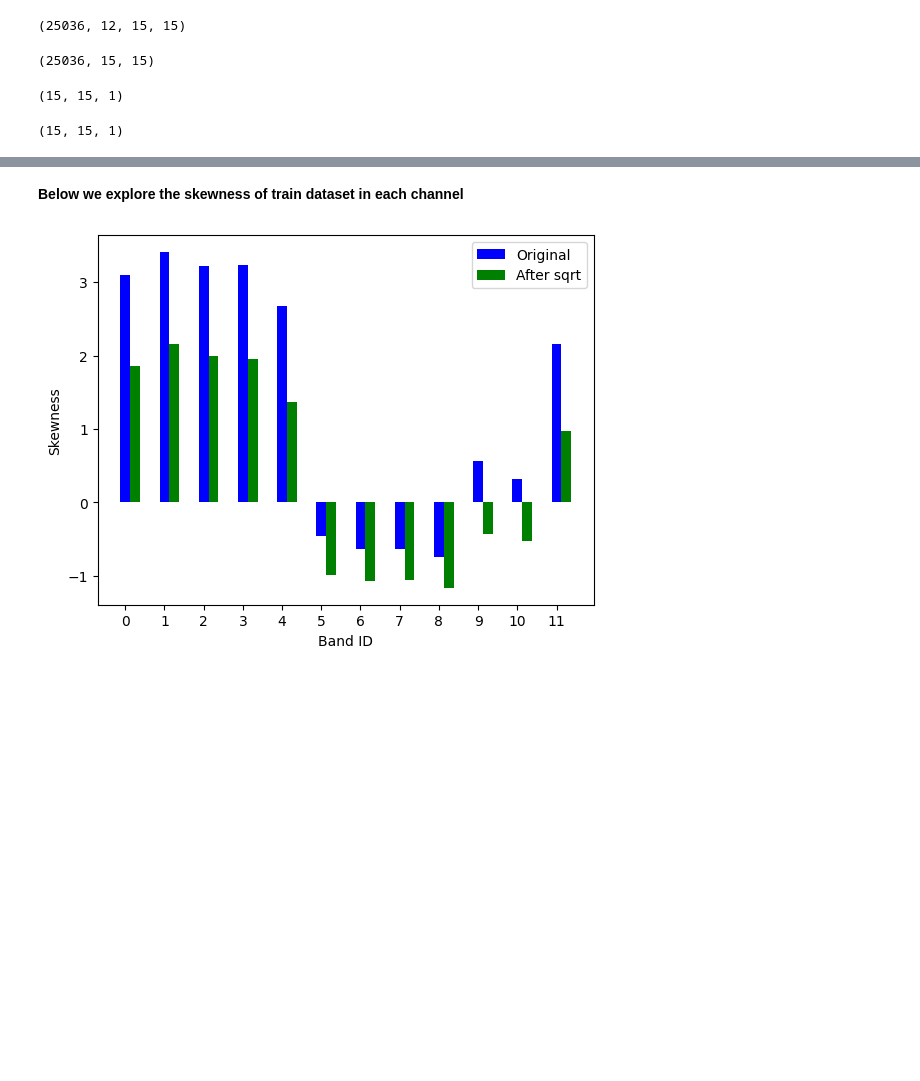
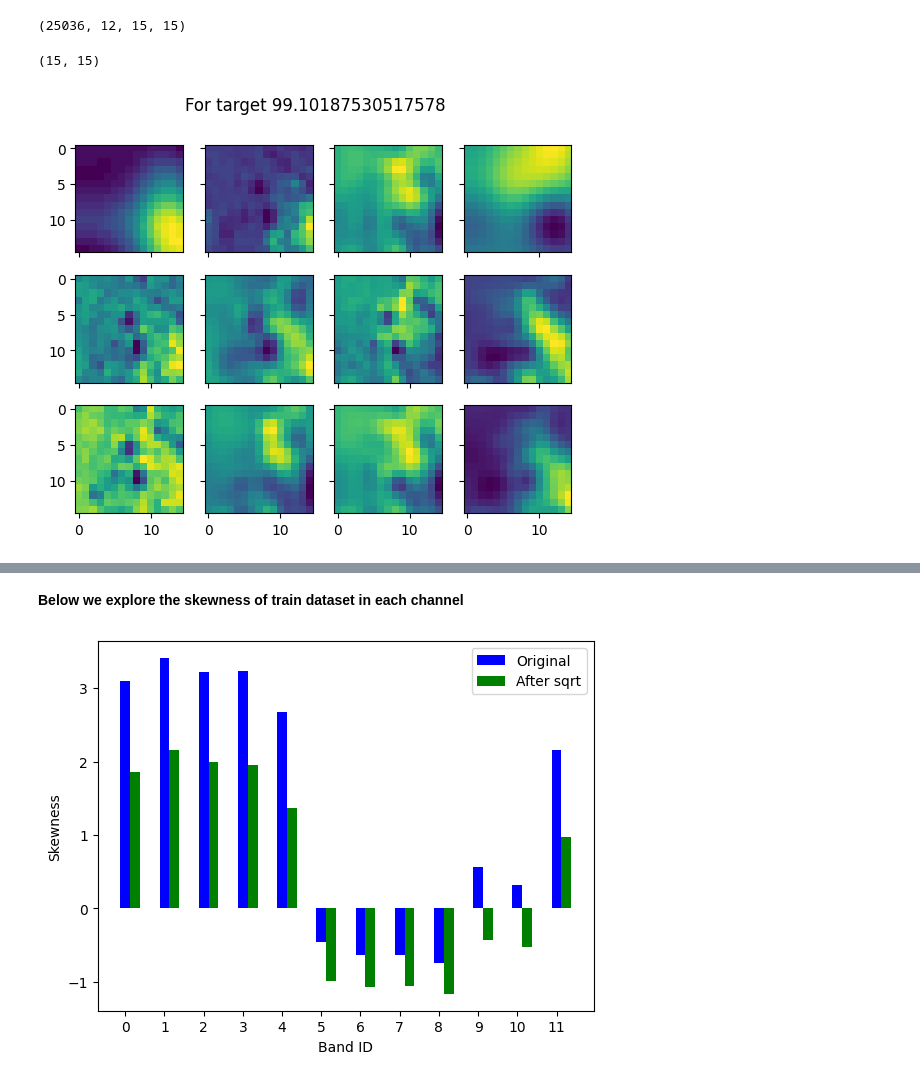
Before and after one commit to AleksDominik/DataScience_Challenge, a Jupyter notebook: biomass/GIZ_Biomass_Starter_Notebook.ipynb.ipynb, the cells around one changed output, grey strips where cells are left out. Drawn from its saved outputs; the diff is of its cells as text; code cells hidden in the pictures; blank space fills up the shorter version.

```diff
--- a/biomass/GIZ_Biomass_Starter_Notebook.ipynb.ipynb
+++ b/biomass/GIZ_Biomass_Starter_Notebook.ipynb.ipynb
@@ -27,9 +27,9 @@ To enable them in other operations, rebuild TensorFlow with the appropriate comp
 #!wget -q  https://share.phys.ethz.ch/~pf/albecker/abc/09072022_1154_val.h5
 #!wget -q https://share.phys.ethz.ch/~pf/albecker/abc/09072022_1154_test.h5
 # %%
-trainset = h5py.File("09072022_1154_train.h5", "r")
-validateset = h5py.File("09072022_1154_val.h5", "r")
-testset = h5py.File("09072022_1154_test.h5", "r")
+trainset = h5py.File("./data/09072022_1154_train.h5", "r")
+validateset = h5py.File("./data/09072022_1154_val.h5", "r")
+testset = h5py.File("./data/09072022_1154_test.h5", "r")
 # %%
 # attributes of trainset
 trainset.keys()
@@ -113,4 +94,0 @@ plt.imshow(train_images[1,1,:,:])
-# %%
-for k in range(12):
-    plt.imshow(train_images[1,k,:,:])
-    plt.show()
@@ -135,15 +96,17 @@ train_biomasses[1]
 train_images.shape
 # %% [output]
 (25036, 12, 15, 15)
-# %%
-train_images[:,2].shape
-# %% [output]
-(25036, 15, 15)
-# %%
-train_cloud[0].shape
-# %% [output]
-(15, 15, 1)
-# %%
-train_lon[0].shape
-# %% [output]
-(15, 15, 1)
+# %%
+train_images[0,0,:,:]
+# %% [output]
+(15, 15)
+# %%
+def visualize_images( index):
+    fig, axs = plt.subplots(3,4, sharex=True, sharey=True)
+    for k in range(3):
+        for l in range (4):
+            axs[k,l].imshow(train_images[index,3*l+k])
+            fig.suptitle(f'For target {train_biomasses[index]}')
+visualize_images(1)
+# %% [output]
+[figure, added]
```
Also changed, not shown: parts of 25 cells of this notebook, 3 other files.
